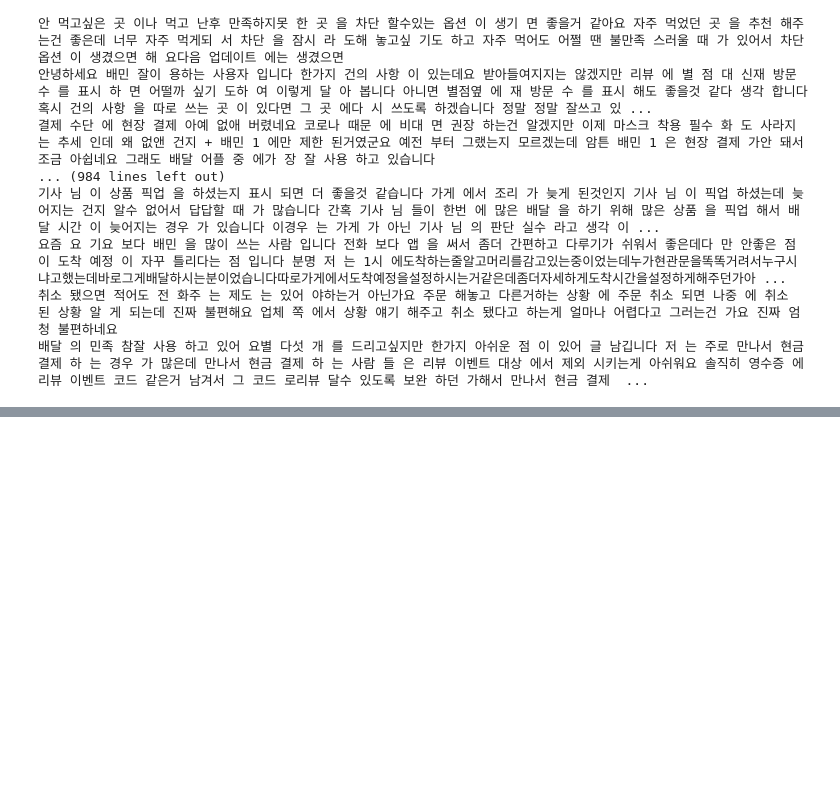
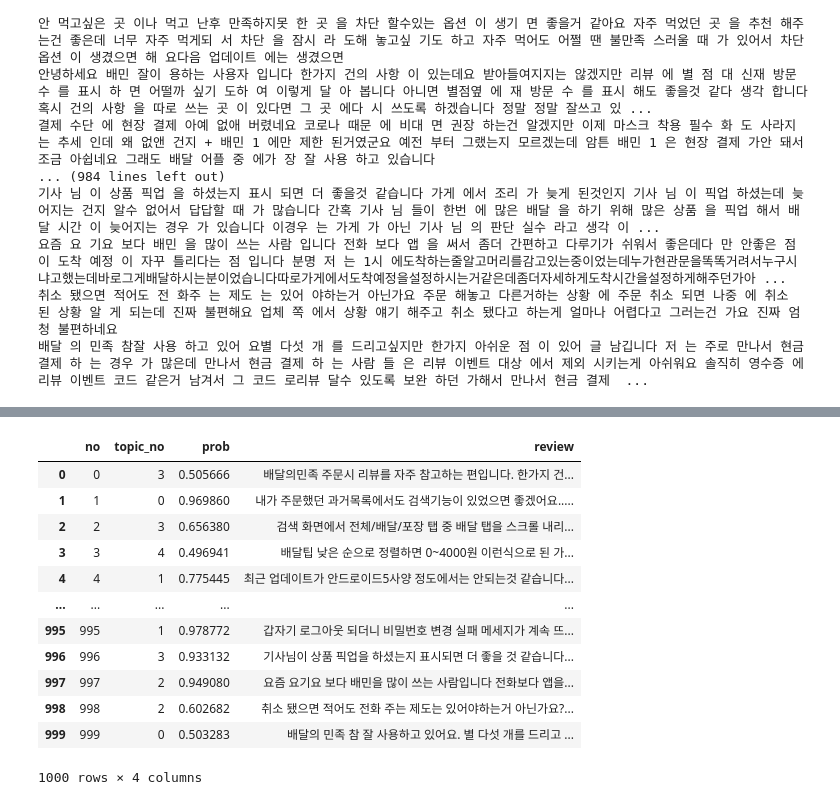
Before and after one commit to walker0625/machine-learning, a Jupyter notebook: lda.ipynb, the cells around one changed output, grey strips where cells are left out. Cells and saved outputs as stored; diff of their text form; code cells hidden in the pictures; blank space fills up the shorter version.

```diff
--- a/lda.ipynb
+++ b/lda.ipynb
@@ -12,13 +12,13 @@ okt = Okt()
 
 review_list = []
 
-for review in df['text'].tolist():
+for review in data['text'].tolist():
 
     rv = re.sub(r"[^0-9a-zA-Z가-힣+-]", "", review)
 
     result = okt.morphs(rv)
 
-    review_list.append(' '.join(result))
+    review_list.append(' '.join(result)) # vectorize를 위한 공백(' ') 구분 형태로 review 전처리
 
 for r in review_list:
     print(r)
@@ -55,0 +52,3 @@ vectorizer = CountVectorizer(
+# %%
+feature_vec = vectorizer.fit_transform(review_list)
+feature_vec.shape
@@ -55,0 +78,6 @@ vectorizer = CountVectorizer(
+# %%
+from sklearn.decomposition import LatentDirichletAllocation
+
+# 토픽(행) 별로 중요한 단어(열)를 추출
+lda = LatentDirichletAllocation(n_components=5)
+lda.fit(feature_vec)
@@ -55,0 +135,6 @@ vectorizer = CountVectorizer(
+# %%
+# 비지도 학습(분류가 정해지지 않은 상황에서 라벨링하여 접근 가능)
+# 어떤 문장이 어떤 분류에 들어갈 확률
+sentence_topic = lda.transform(feature_vec)
+print(sentence_topic.shape)
+print(sentence_topic)
@@ -55,0 +150,26 @@ vectorizer = CountVectorizer(
+# %%
+sent_list = []
+
+for n in range(sentence_topic.shape[0]):
+    topic_idx = sentence_topic[n].argmax()
+    topic_prob = sentence_topic[n].max()
+
+    sent_list.append([n, topic_idx, topic_prob])
+
+topic_per_data = pd.DataFrame(sent_list, columns=["no", "topic_no", "prob"])
+topic_per_data["review"] = data["text"]
+topic_per_data
+# %% [output]
+|  | no | topic_no | prob | review |
+| 0 | 0 | 3 | 0.505666 | 배달의민족 주문시 리뷰를 자주 참고하는 편입니다. 한가지 건... |
+| 1 | 1 | 0 | 0.969860 | 내가 주문했던 과거목록에서도 검색기능이 있었으면 좋겠어요..... |
+| 2 | 2 | 3 | 0.656380 | 검색 화면에서 전체/배달/포장 탭 중 배달 탭을 스크롤 내리... |
+| 3 | 3 | 4 | 0.496941 | 배달팁 낮은 순으로 정렬하면 0~4000원 이런식으로 된 가... |
+| 4 | 4 | 1 | 0.775445 | 최근 업데이트가 안드로이드5사양 정도에서는 안되는것 같습니다... |
+| ... | ... | ... | ... | ... |
+| 995 | 995 | 1 | 0.978772 | 갑자기 로그아웃 되더니 비밀번호 변경 실패 메세지가 계속 뜨... |
+| 996 | 996 | 3 | 0.933132 | 기사님이 상품 픽업을 하셨는지 표시되면 더 좋을 것 같습니다... |
+| 997 | 997 | 2 | 0.949080 | 요즘 요기요 보다 배민을 많이 쓰는 사람입니다 전화보다 앱을... |
+| 998 | 998 | 2 | 0.602682 | 취소 됐으면 적어도 전화 주는 제도는 있어야하는거 아닌가요?... |
+| 999 | 999 | 0 | 0.503283 | 배달의 민족 참 잘 사용하고 있어요. 별 다섯 개를 드리고 ... |
+1000 rows × 4 columns
```
Also changed, not shown: parts of 22 cells of this notebook, 3 other files.
